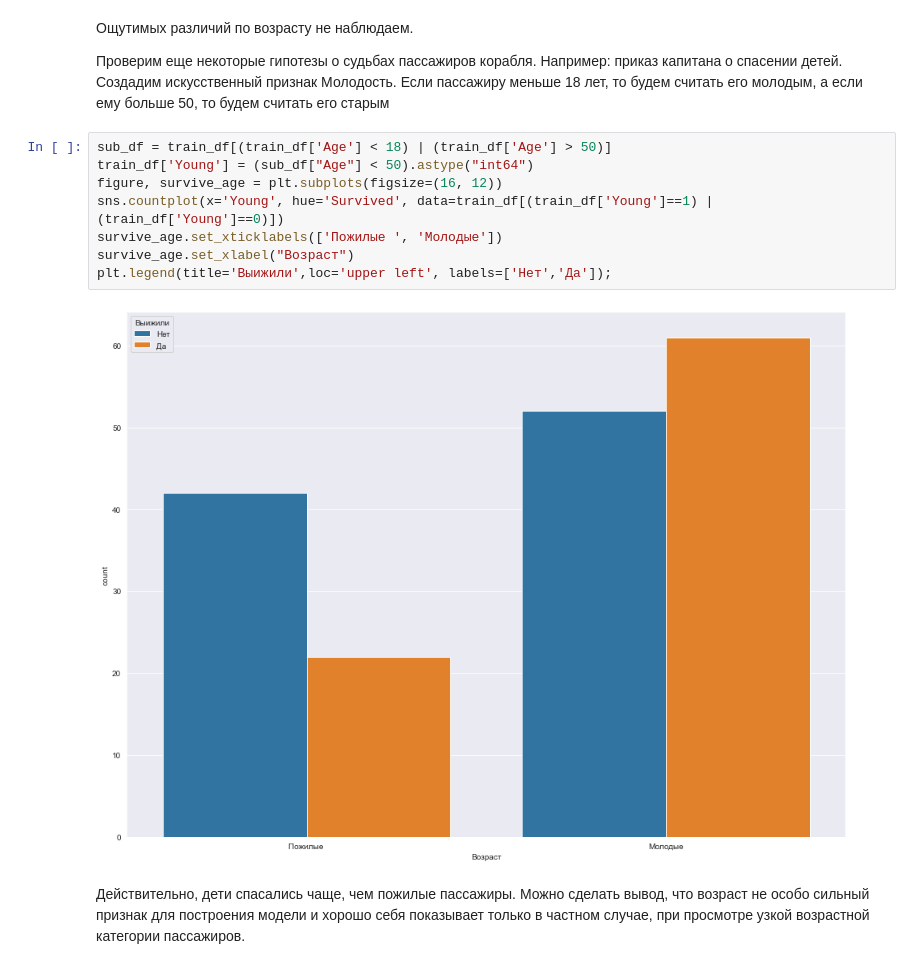
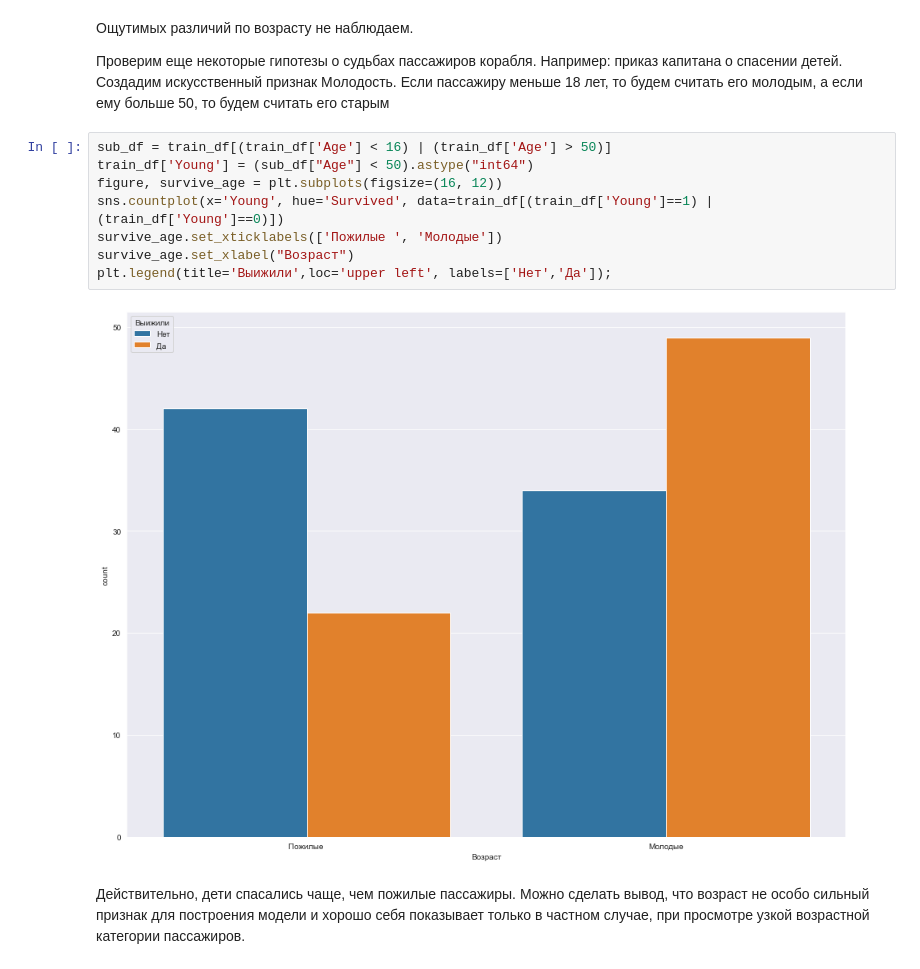
Before and after one commit to ex3del/lab4_iad, a Jupyter notebook: Без названия.ipynb, the cells around one changed output. Saved outputs shown, nothing was run; the diff lists cells and outputs as text.

```diff
--- a/Без названия.ipynb
+++ b/Без названия.ipynb
@@ -413,15 +413,15 @@ sns.boxplot(x='Survived', y='Age', data=train_df)
 Создадим искусственный признак Молодость.
 Если пассажиру меньше 18 лет, то будем считать его молодым, а если ему больше 50, то будем считать его старым
 # %%
-sub_df = train_df[(train_df['Age'] < 18) | (train_df['Age'] > 50)]
+sub_df = train_df[(train_df['Age'] < 16) | (train_df['Age'] > 50)]
 train_df['Young'] = (sub_df["Age"] < 50).astype("int64")
 figure, survive_age = plt.subplots(figsize=(16, 12))
 sns.countplot(x='Young', hue='Survived', data=train_df[(train_df['Young']==1) | (train_df['Young']==0)])
 survive_age.set_xticklabels(['Пожилые ', 'Молодые'])
 survive_age.set_xlabel("Возраст")
 plt.legend(title='Выижили',loc='upper left', labels=['Нет','Да']);
 # %% [output]
-[figure, old version]
+[figure, new version]
 # %% [markdown]
 Действительно, дети спасались чаще, чем пожилые пассажиры.
 Можно сделать вывод, что возраст не особо сильный признак для построения модели и хорошо себя показывает только в частном случае, при просмотре узкой возрастной категории пассажиров.
```
Also changed, not shown: parts of 5 cells of this notebook.
